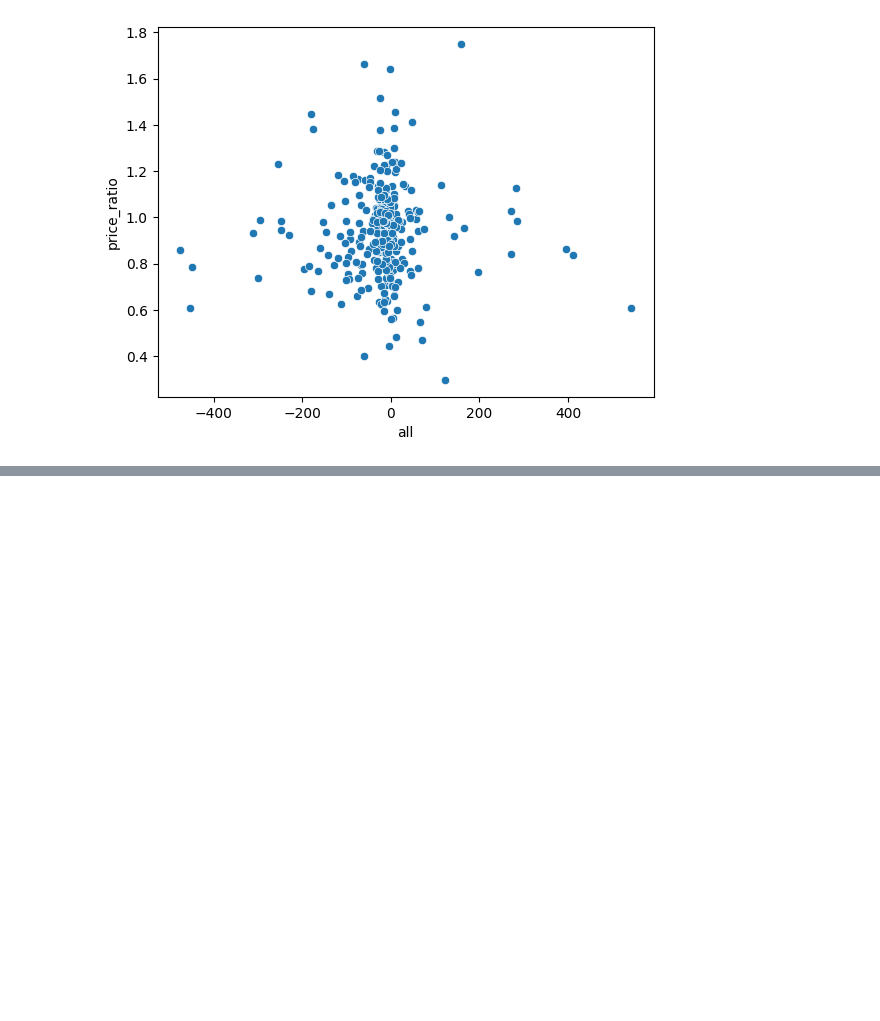
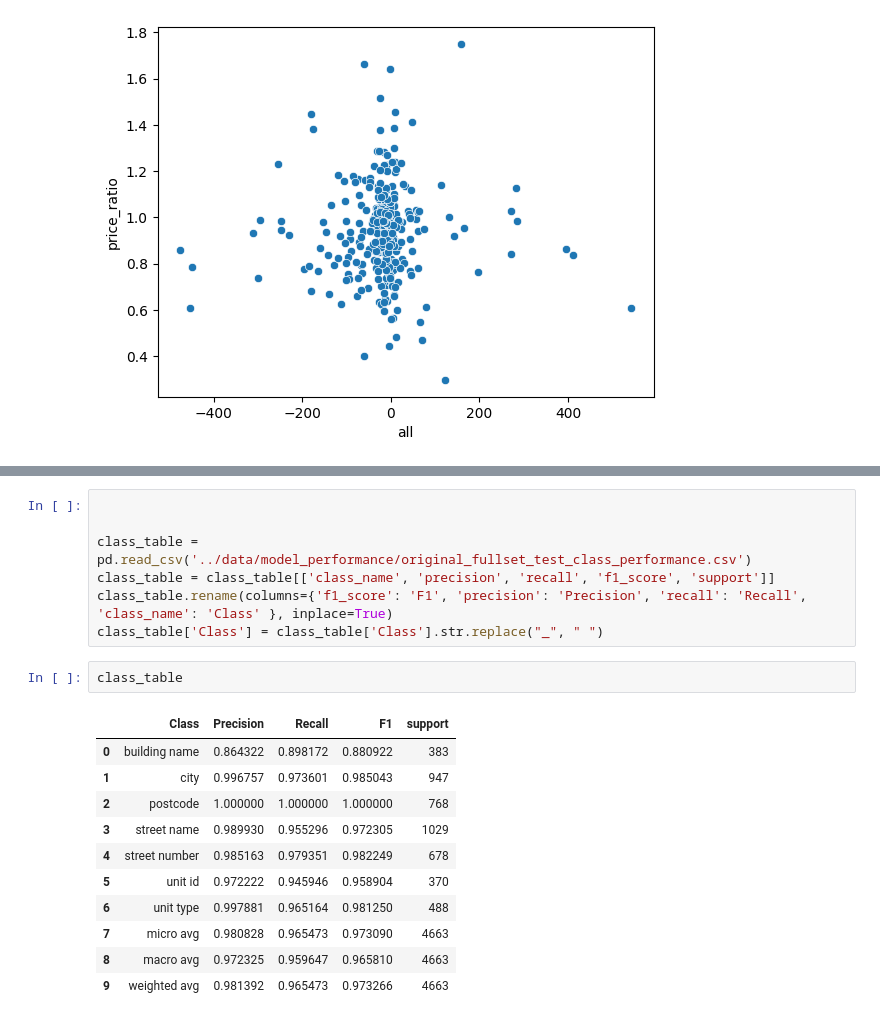
Before and after one commit to JonnoB/enhance_ocod, a Jupyter notebook: notebooks/exploratory_analysis.ipynb, the cells around one changed output, grey strips where cells are left out. Cells and saved outputs as stored; diff of their text form; blank space fills up the shorter version.

Commit message:
add latex table information

```diff
--- a/notebooks/exploratory_analysis.ipynb
+++ b/notebooks/exploratory_analysis.ipynb
@@ -1135,0 +1197,21 @@ plt.show()
+# %%
+
+
+class_table = pd.read_csv('../data/model_performance/original_fullset_test_class_performance.csv')
+class_table = class_table[['class_name', 'precision', 'recall', 'f1_score', 'support']]
+class_table.rename(columns={'f1_score': 'F1', 'precision': 'Precision', 'recall': 'Recall', 'class_name': 'Class' }, inplace=True)
+class_table['Class'] = class_table['Class'].str.replace("_", " ")
+# %%
+class_table
+# %% [output]
+|  | Class | Precision | Recall | F1 | support |
+| 0 | building name | 0.864322 | 0.898172 | 0.880922 | 383 |
+| 1 | city | 0.996757 | 0.973601 | 0.985043 | 947 |
+| 2 | postcode | 1.000000 | 1.000000 | 1.000000 | 768 |
+| 3 | street name | 0.989930 | 0.955296 | 0.972305 | 1029 |
+| 4 | street number | 0.985163 | 0.979351 | 0.982249 | 678 |
+| 5 | unit id | 0.972222 | 0.945946 | 0.958904 | 370 |
+| 6 | unit type | 0.997881 | 0.965164 | 0.981250 | 488 |
+| 7 | micro avg | 0.980828 | 0.965473 | 0.973090 | 4663 |
+| 8 | macro avg | 0.972325 | 0.959647 | 0.965810 | 4663 |
+| 9 | weighted avg | 0.981392 | 0.965473 | 0.973266 | 4663 |
```
Also changed, not shown: parts of 2 cells of this notebook.
